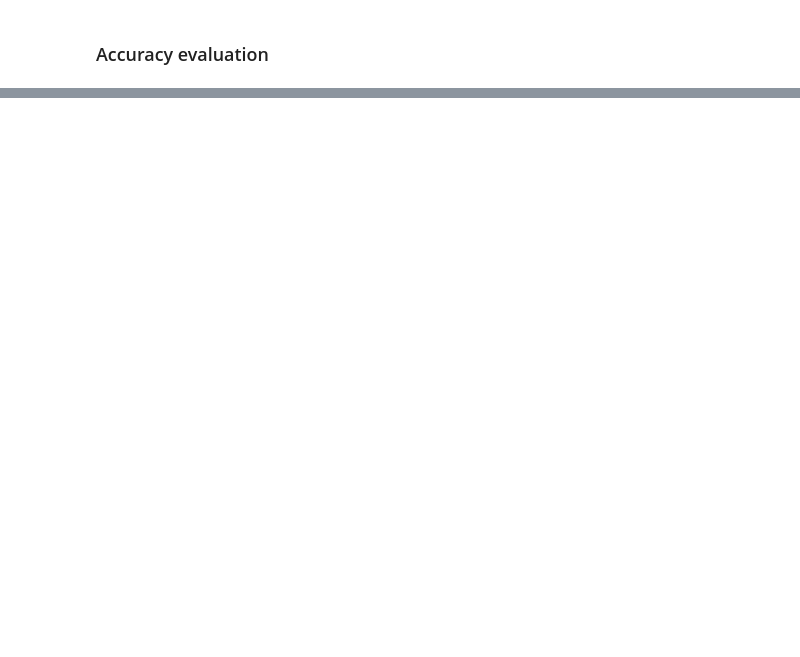
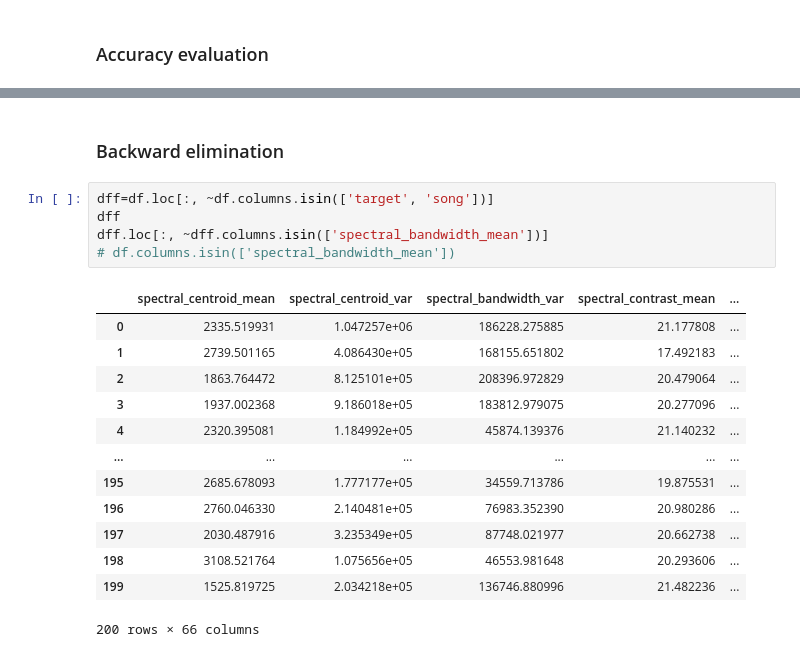
Before and after one commit to armachino/Goalearn, a Jupyter notebook: 1_music_classification/Untitled.ipynb, the cells around one changed output, grey strips where cells are left out. Saved outputs shown, nothing was run; the diff lists cells and outputs as text; blank space fills up the shorter version.

Commit message:
forward selection and backward elimination implented

```diff
--- a/1_music_classification/Untitled.ipynb
+++ b/1_music_classification/Untitled.ipynb
@@ -242,0 +300,21 @@ Test set Accuracy:  0.85
+# %% [markdown]
+### Backward elimination
+# %%
+dff=df.loc[:, ~df.columns.isin(['target', 'song'])]
+dff
+dff.loc[:, ~dff.columns.isin(['spectral_bandwidth_mean'])]
+# df.columns.isin(['spectral_bandwidth_mean'])
+# %% [output]
+|  | spectral_centroid_mean | spectral_centroid_var | spectral_bandwidth_var | spectral_contrast_mean | ... |
+| 0 | 2335.519931 | 1.047257e+06 | 186228.275885 | 21.177808 | ... |
+| 1 | 2739.501165 | 4.086430e+05 | 168155.651802 | 17.492183 | ... |
+| 2 | 1863.764472 | 8.125101e+05 | 208396.972829 | 20.479064 | ... |
+| 3 | 1937.002368 | 9.186018e+05 | 183812.979075 | 20.277096 | ... |
+| 4 | 2320.395081 | 1.184992e+05 | 45874.139376 | 21.140232 | ... |
+| ... | ... | ... | ... | ... | ... |
+| 195 | 2685.678093 | 1.777177e+05 | 34559.713786 | 19.875531 | ... |
+| 196 | 2760.046330 | 2.140481e+05 | 76983.352390 | 20.980286 | ... |
+| 197 | 2030.487916 | 3.235349e+05 | 87748.021977 | 20.662738 | ... |
+| 198 | 3108.521764 | 1.075656e+05 | 46553.981648 | 20.293606 | ... |
+| 199 | 1525.819725 | 2.034218e+05 | 136746.880996 | 21.482236 | ... |
+200 rows × 66 columns
```
Also changed, not shown: parts of 15 cells of this notebook, 1 other file.
